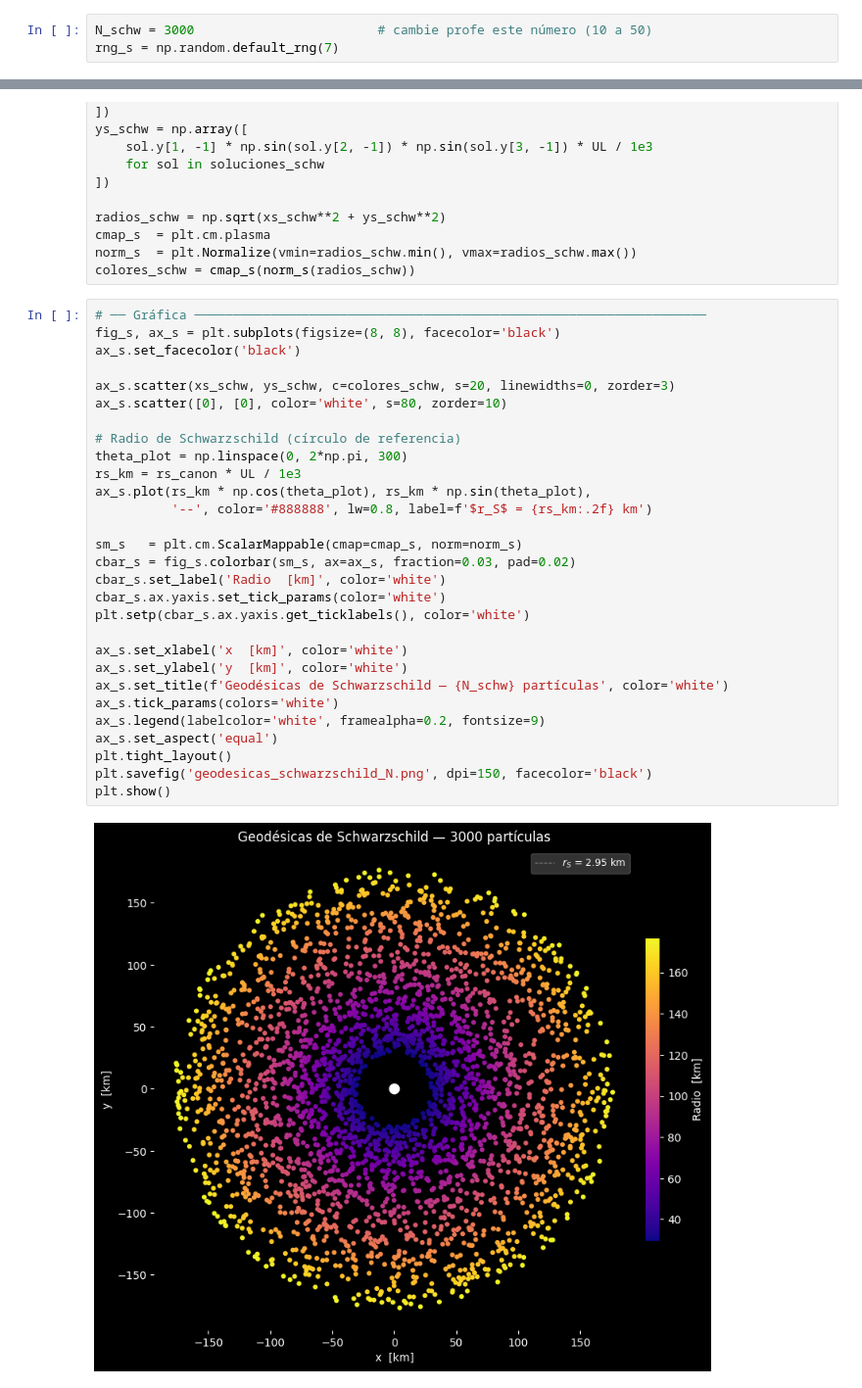
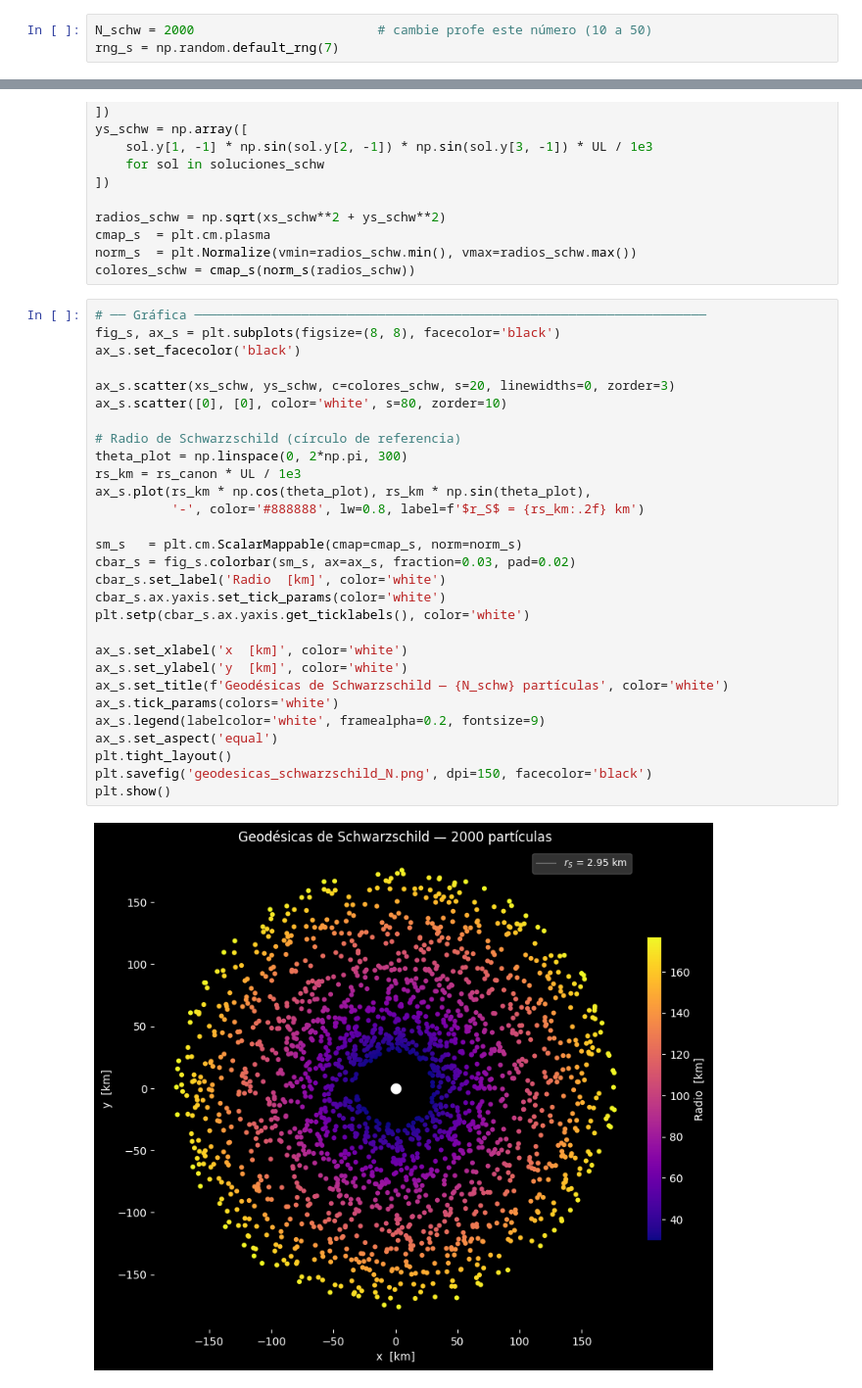
Before and after one commit to RodriguezMorenoAA/ProyectoRelatividad, a Jupyter notebook: 0. Proyecto_DiscoAcrecion_RG2026_1.ipynb, the cells around one changed output, grey strips where cells are left out. Shown at 98% size. Drawn from its saved outputs; the diff is of its cells as text.

```diff
--- a/0. Proyecto_DiscoAcrecion_RG2026_1.ipynb
+++ b/0. Proyecto_DiscoAcrecion_RG2026_1.ipynb
@@ -544,7 +544,7 @@ def edg_schwarzschild(tau, Ys, G, M, c):
     return [dT_dtau, dr_dtau, dtheta_dtau, dphi_dtau,
             dUt_dtau, dUr_dtau, dUtheta_dtau, dUphi_dtau]
 # %%
-N_schw = 3000                        # cambie profe este número (10 a 50)
+N_schw = 2000                        # cambie profe este número (10 a 50)
 rng_s = np.random.default_rng(7)
 # %% [markdown]
 #### Radios entre 10 y 60 radios de Schwarzschild (rs = 2GM/c² = 2 en unidades canónicas)
@@ -621,31 +621,31 @@ colores_schw = cmap_s(norm_s(radios_schw))
 # %%
 # ── Gráfica ───────────────────────────────────────────────────────────────────
 fig_s, ax_s = plt.subplots(figsize=(8, 8), facecolor='black')
 ax_s.set_facecolor('black')
 
 ax_s.scatter(xs_schw, ys_schw, c=colores_schw, s=20, linewidths=0, zorder=3)
 ax_s.scatter([0], [0], color='white', s=80, zorder=10)
 
 # Radio de Schwarzschild (círculo de referencia)
 theta_plot = np.linspace(0, 2*np.pi, 300)
 rs_km = rs_canon * UL / 1e3
 ax_s.plot(rs_km * np.cos(theta_plot), rs_km * np.sin(theta_plot),
-          '--', color='#888888', lw=0.8, label=f'$r_S$ = {rs_km:.2f} km')
+          '-', color='#888888', lw=0.8, label=f'$r_S$ = {rs_km:.2f} km')
 
 sm_s   = plt.cm.ScalarMappable(cmap=cmap_s, norm=norm_s)
 cbar_s = fig_s.colorbar(sm_s, ax=ax_s, fraction=0.03, pad=0.02)
 cbar_s.set_label('Radio  [km]', color='white')
 cbar_s.ax.yaxis.set_tick_params(color='white')
 plt.setp(cbar_s.ax.yaxis.get_ticklabels(), color='white')
 
 ax_s.set_xlabel('x  [km]', color='white')
 ax_s.set_ylabel('y  [km]', color='white')
 ax_s.set_title(f'Geodésicas de Schwarzschild — {N_schw} partículas', color='white')
 ax_s.tick_params(colors='white')
 ax_s.legend(labelcolor='white', framealpha=0.2, fontsize=9)
 ax_s.set_aspect('equal')
 plt.tight_layout()
 plt.savefig('geodesicas_schwarzschild_N.png', dpi=150, facecolor='black')
 plt.show()
 # %% [output]
-[figure, old version]
+[figure, new version]
```
Also changed, not shown: parts of 3 cells of this notebook, 4 other files.
